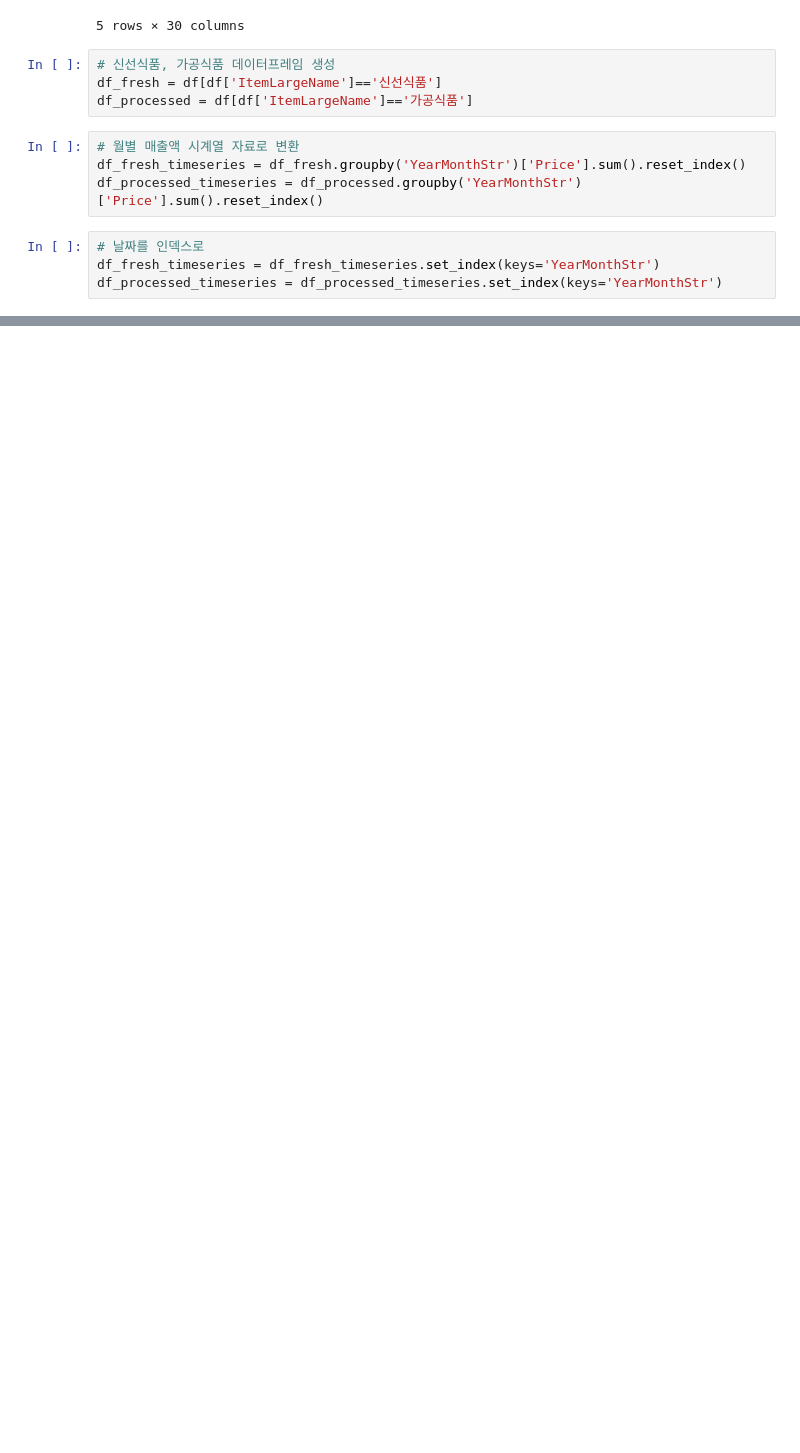
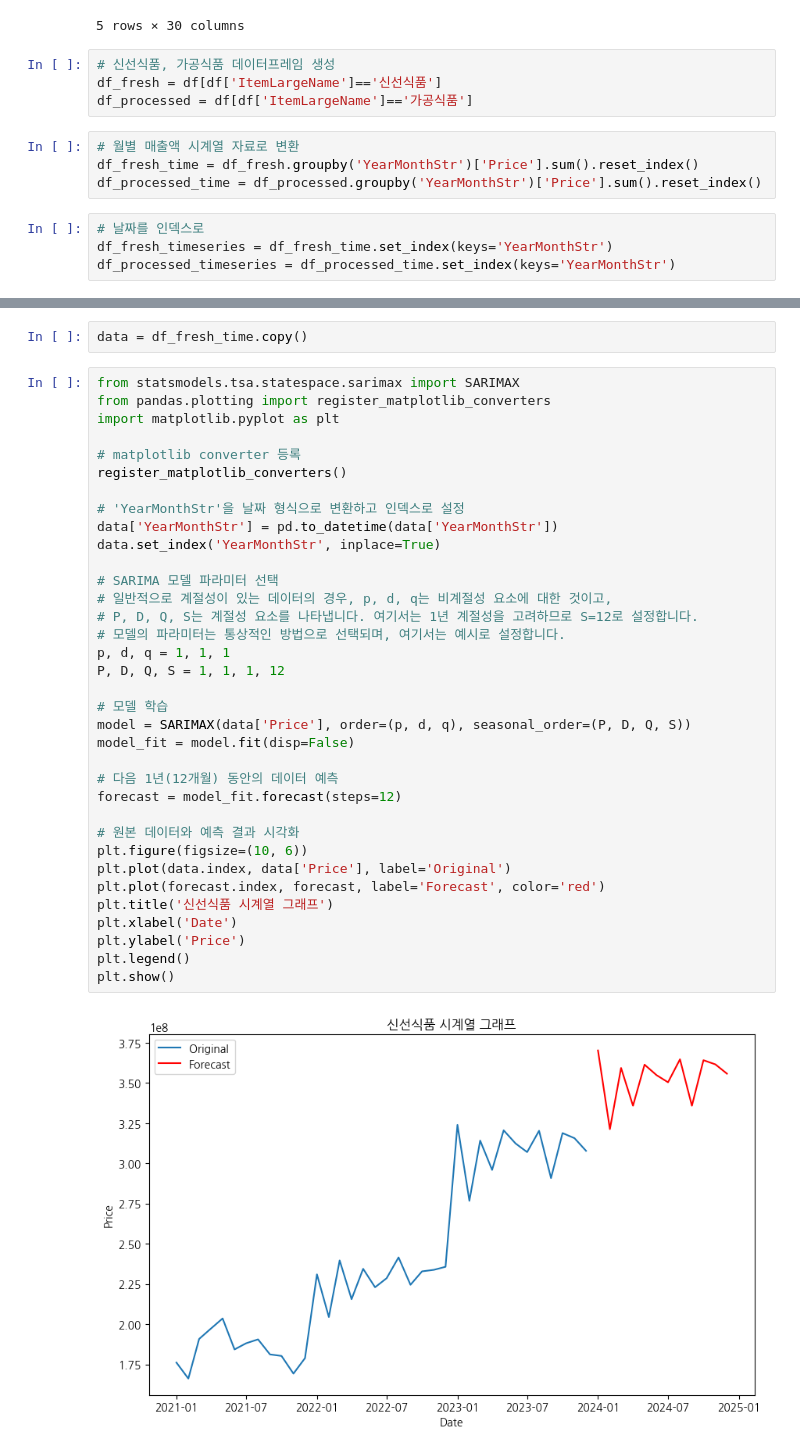
Before and after one commit to Seojiii/kurly_project, a Jupyter notebook: fresh_processed_arima.ipynb, the cells around one changed output, grey strips where cells are left out. Saved outputs shown, nothing was run; the diff lists cells and outputs as text; blank space fills up the shorter version.

```diff
--- a/fresh_processed_arima.ipynb
+++ b/fresh_processed_arima.ipynb
@@ -71,9 +60,9 @@ df_fresh = df[df['ItemLargeName']=='신선식품']
 df_processed = df[df['ItemLargeName']=='가공식품']
 # %%
 # 월별 매출액 시계열 자료로 변환
-df_fresh_timeseries = df_fresh.groupby('YearMonthStr')['Price'].sum().reset_index()
-df_processed_timeseries = df_processed.groupby('YearMonthStr')['Price'].sum().reset_index()
+df_fresh_time = df_fresh.groupby('YearMonthStr')['Price'].sum().reset_index()
+df_processed_time = df_processed.groupby('YearMonthStr')['Price'].sum().reset_index()
 # %%
 # 날짜를 인덱스로
-df_fresh_timeseries = df_fresh_timeseries.set_index(keys='YearMonthStr')
-df_processed_timeseries = df_processed_timeseries.set_index(keys='YearMonthStr')
+df_fresh_timeseries = df_fresh_time.set_index(keys='YearMonthStr')
+df_processed_timeseries = df_processed_time.set_index(keys='YearMonthStr')
@@ -175,0 +116,39 @@ Freq: MS, Name: predicted_mean, dtype: float64
+# %%
+data = df_fresh_time.copy()
+# %%
+from statsmodels.tsa.statespace.sarimax import SARIMAX
+from pandas.plotting import register_matplotlib_converters
+import matplotlib.pyplot as plt
+
+# matplotlib converter 등록
+register_matplotlib_converters()
+
+# 'YearMonthStr'을 날짜 형식으로 변환하고 인덱스로 설정
+data['YearMonthStr'] = pd.to_datetime(data['YearMonthStr'])
+data.set_index('YearMonthStr', inplace=True)
+
+# SARIMA 모델 파라미터 선택
+# 일반적으로 계절성이 있는 데이터의 경우, p, d, q는 비계절성 요소에 대한 것이고,
+# P, D, Q, S는 계절성 요소를 나타냅니다. 여기서는 1년 계절성을 고려하므로 S=12로 설정합니다.
+# 모델의 파라미터는 통상적인 방법으로 선택되며, 여기서는 예시로 설정합니다.
+p, d, q = 1, 1, 1
+P, D, Q, S = 1, 1, 1, 12
+
+# 모델 학습
+model = SARIMAX(data['Price'], order=(p, d, q), seasonal_order=(P, D, Q, S))
+model_fit = model.fit(disp=False)
+
+# 다음 1년(12개월) 동안의 데이터 예측
+forecast = model_fit.forecast(steps=12)
+
+# 원본 데이터와 예측 결과 시각화
+plt.figure(figsize=(10, 6))
+plt.plot(data.index, data['Price'], label='Original')
+plt.plot(forecast.index, forecast, label='Forecast', color='red')
+plt.title('신선식품 시계열 그래프')
+plt.xlabel('Date')
+plt.ylabel('Price')
+plt.legend()
+plt.show()
+# %% [output]
+[figure, added]
```
Also changed, not shown: parts of 13 cells of this notebook.
